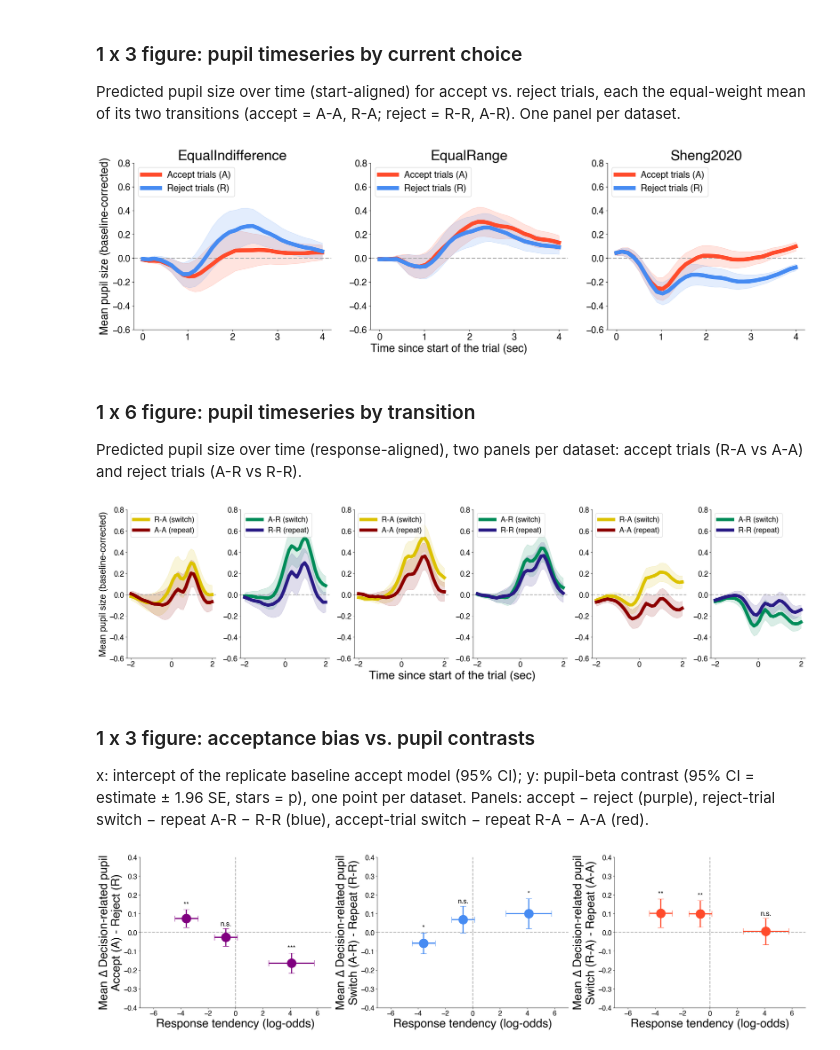
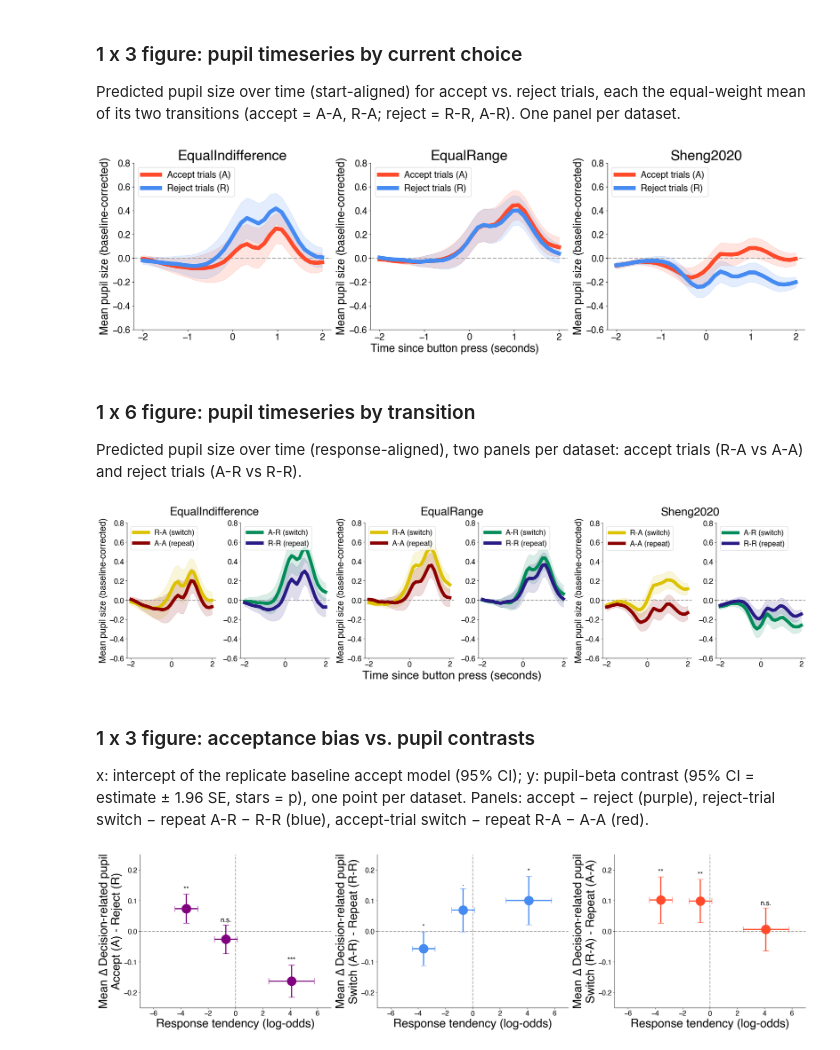
Before and after one commit to GusStgoReyes/riskhistory, a Jupyter notebook: figures_official/figure4_B.ipynb, the cells around one changed output. Cells and saved outputs as stored; diff of their text form; code cells hidden in the pictures.

```diff
--- a/figures_official/figure4_B.ipynb
+++ b/figures_official/figure4_B.ipynb
@@ -49,7 +49,7 @@ def plot_choice_timeseries_panel(ax, ds_avgpred, dataset, show_ylabel=False,
     if show_dataset_label:
         ax.set_title(f"{DATASET_LABELS[dataset]}", va="top")
     if show_xlabel:
-        ax.set_xlabel("Time since start of the trial (sec)", loc="left")
+        ax.set_xlabel("Time since button press (seconds)", loc="left")
 
 
 # ----- Transition figure: pupil timeseries by transition -----
@@ -104,6 +104,8 @@ def p_stars(p):
         return "**"
     if p < 0.05:
         return "*"
+    if p < 0.1:
+        return "."
     return "n.s."
 
 
@@ -140,20 +142,20 @@ def plot_bias_scatter(ax, intercepts, pupil_contrasts, ylabel, color):
     ax.spines["right"].set_visible(False)
     ax.set_xlabel("Response tendency (log-odds)", fontsize = plt.rcParams["axes.labelsize"]*1.4)
     ax.set_ylabel(f"Mean ∆ Decision-related pupil\n{ylabel}", fontsize = plt.rcParams["axes.labelsize"]*1.4)
-    ax.set_ylim(-0.4, 0.4)
+    ax.set_ylim(-0.25, 0.25)
     ax.set_xlim(-7, 7)
 # %% [markdown]
 ### 1 x 3 figure: pupil timeseries by current choice
 Predicted pupil size over time (start-aligned) for accept vs. reject trials, each the equal-weight mean of its two transitions (accept = A-A, R-A; reject = R-R, A-R). One panel per dataset.
 # %%
-avgpred_choice_start = load_pupiltimeseries_avgpred_choice(alignment="start")
+avgpred_choice_start = load_pupiltimeseries_avgpred_choice(alignment="response")
 
 fig, axes = plt.subplots(nrows=1, ncols=len(DATASETS), figsize=(24, 6))
 for ds_idx, ds in enumerate(DATASETS):
     ds_avgpred = avgpred_choice_start[avgpred_choice_start["dataset"] == ds]
     plot_choice_timeseries_panel(
         axes[ds_idx], ds_avgpred, ds,
-        show_ylabel=(ds_idx == 0),
+        show_ylabel=True,
         show_dataset_label=True,
         show_xlabel=(ds_idx == 1),
     )
@@ -161,33 +163,34 @@ for ds_idx, ds in enumerate(DATASETS):
 fig.savefig("saved/figure5_B_choice.svg", dpi=300, bbox_inches="tight")
 plt.show()
 # %% [output]
-[figure, old version]
+[figure, new version]
 # %% [markdown]
 ### 1 x 6 figure: pupil timeseries by transition
 Predicted pupil size over time (response-aligned), two panels per dataset: accept trials (R-A vs A-A) and reject trials (A-R vs R-R).
 # %%
 avgpred_response = load_pupiltimeseries_avgpred(alignment="response")
 
 fig = plt.figure(figsize=(24, 6), layout="constrained")
 subfigs = fig.subfigures(nrows=1, ncols=len(DATASETS))
 
 # --- One pair of panels per dataset: accept trials, reject trials ---
 for ds_idx, (subfig, ds) in enumerate(zip(subfigs, DATASETS)):
     ds_avgpred = avgpred_response[avgpred_response["dataset"] == ds]
     axes = subfig.subplots(nrows=1, ncols=len(TRANSITION_PANELS))
+    subfig.suptitle(DATASET_LABELS[ds], fontsize=plt.rcParams["axes.titlesize"])
     for panel_idx, (title, transitions) in enumerate(TRANSITION_PANELS):
         plot_transition_timeseries_panel(
             axes[panel_idx], ds_avgpred, transitions, title,
-            show_ylabel=(ds_idx == 0 and panel_idx == 0),
+            show_ylabel=(panel_idx == 0),
         )
 
-fig.supxlabel("Time since start of the trial (sec)",
+fig.supxlabel("Time since button press (seconds)",
               fontsize=plt.rcParams["axes.labelsize"]*1.3)
 
 fig.savefig("saved/figure5_B_transitions.svg", dpi=300, bbox_inches="tight")
 plt.show()
 # %% [output]
-[figure, old version]
+[figure, new version]
 # %% [markdown]
 ### 1 x 3 figure: acceptance bias vs. pupil contrasts
 x: intercept of the replicate baseline accept model (95% CI); y: pupil-beta contrast (95% CI = estimate ± 1.96 SE, stars = p), one point per dataset. Panels: accept − reject (purple), reject-trial switch − repeat A-R − R-R (blue), accept-trial switch − repeat R-A − A-A (red).
@@ -222,4 +225,4 @@ for ax, (pupil_contrasts, ylabel, color) in zip(axes, PANELS):
 fig.savefig("saved/figure4_B_v2_bias_scatters.svg", dpi=300, bbox_inches="tight")
 plt.show()
 # %% [output]
-[figure, old version]
+[figure, new version]
```
Also changed, not shown: 16 other files.
